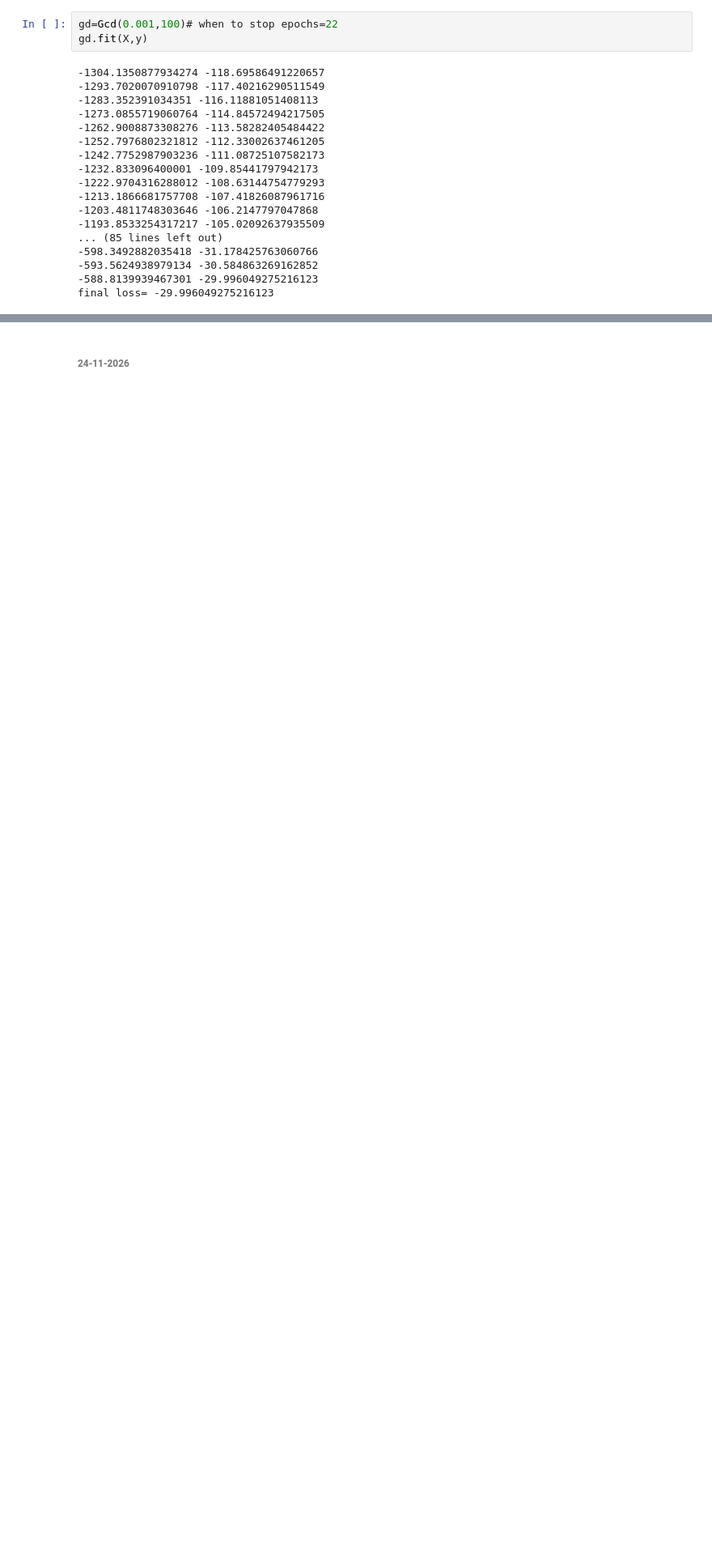
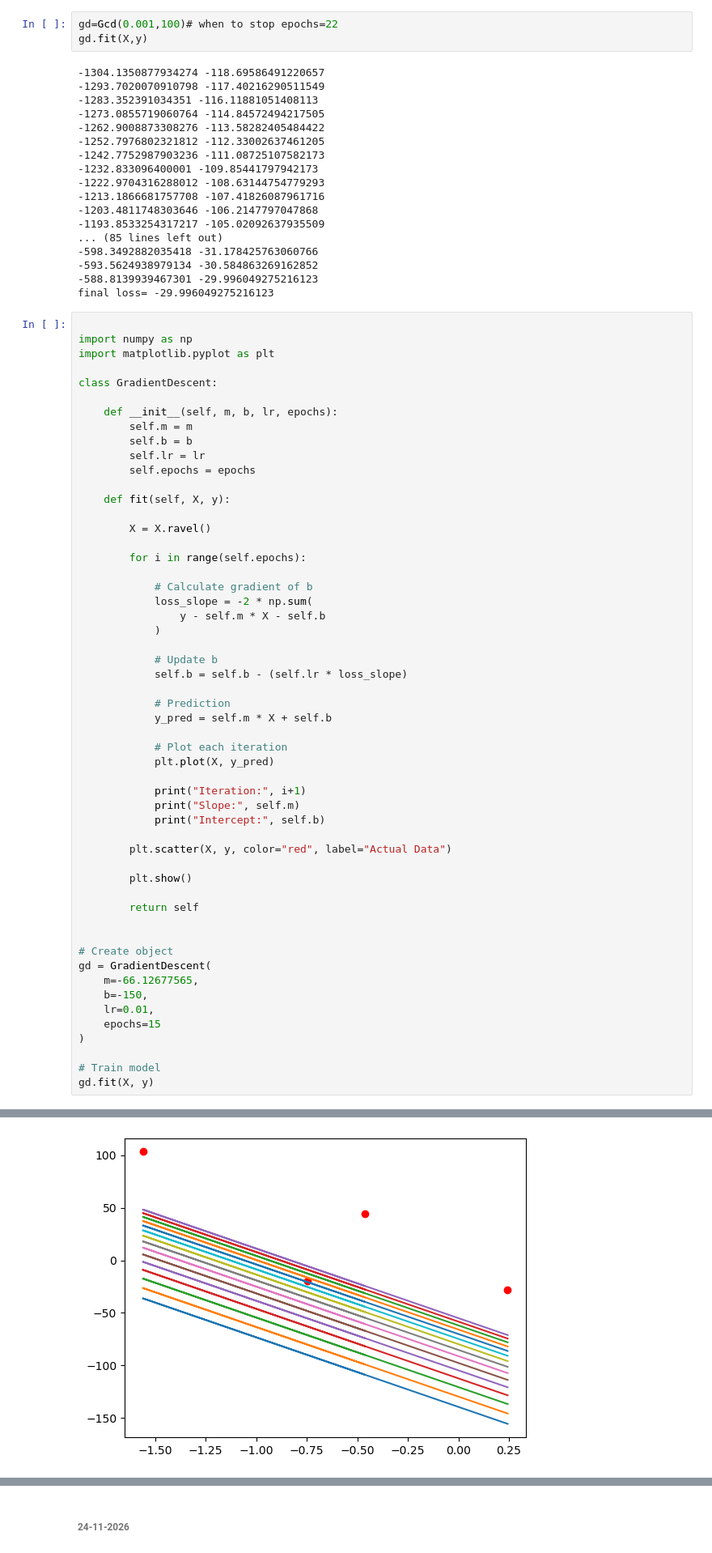
Before and after one commit to anurajrajak005/Machine-Learning-Daily-Practice, a Jupyter notebook: gradient_decentbasic.ipynb, the cells around one changed output, grey strips where cells are left out. Shown at 81% size. Saved outputs shown, nothing was run; the diff lists cells and outputs as text; blank space fills up the shorter version.

```diff
--- a/gradient_decentbasic.ipynb
+++ b/gradient_decentbasic.ipynb
@@ -150,3 +172,58 @@ gd.fit(X,y)
 -593.5624938979134 -30.584863269162852
 -588.8139939467301 -29.996049275216123
 final loss= -29.996049275216123
+# %%
+
+import numpy as np
+import matplotlib.pyplot as plt
+
+class GradientDescent:
+
+    def __init__(self, m, b, lr, epochs):
+        self.m = m
+        self.b = b
+        self.lr = lr
+        self.epochs = epochs
+
+    def fit(self, X, y):
+
+        X = X.ravel()
+
+        for i in range(self.epochs):
+
+            # Calculate gradient of b
+            loss_slope = -2 * np.sum(
+                y - self.m * X - self.b
+            )
+
+            # Update b
+            self.b = self.b - (self.lr * loss_slope)
+
+            # Prediction
+            y_pred = self.m * X + self.b
+
+            # Plot each iteration
+            plt.plot(X, y_pred)
+
+            print("Iteration:", i+1)
+            print("Slope:", self.m)
+            print("Intercept:", self.b)
+
+        plt.scatter(X, y, color="red", label="Actual Data")
+
+        plt.show()
+
+        return self
+
+
+# Create object
+gd = GradientDescent(
+    m=-66.12677565,
+    b=-150,
+    lr=0.01,
+    epochs=15
+)
+
+# Train model
+gd.fit(X, y)
+# %% [output]
@@ -152,0 +247 @@ final loss= -29.996049275216123
+[figure, added]
```
Also changed, not shown: parts of 7 cells of this notebook.
